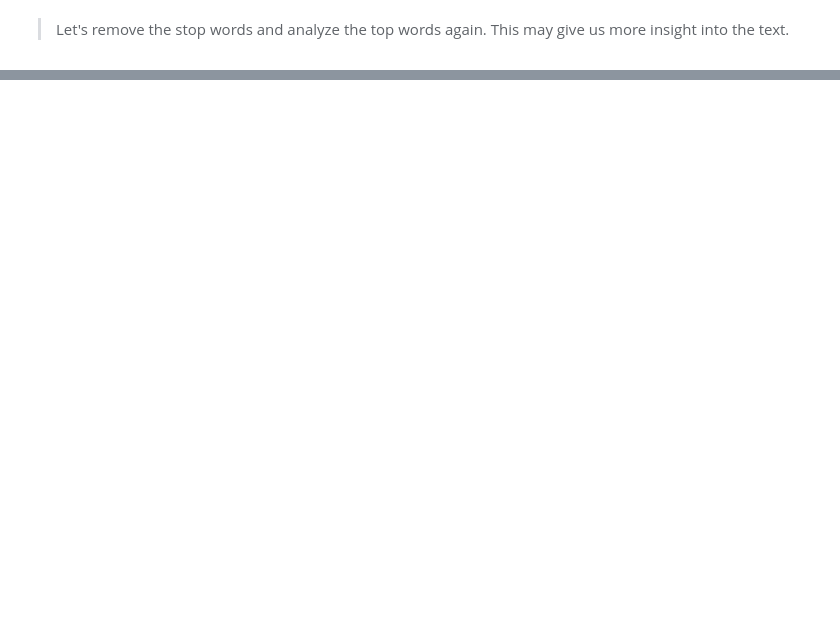
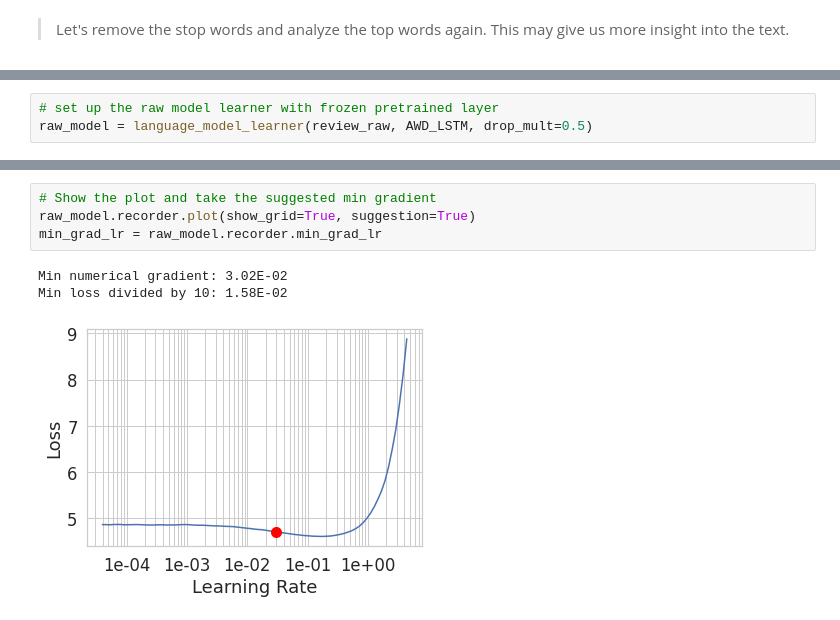
Before and after one commit to merrillm1/sentiment_analysis_with_ULMFiT, a Jupyter notebook: Yelp_Sentiment_Analysis_with_ULMFiT.ipynb, the cells around one changed output, grey strips where cells are left out. Drawn from its saved outputs; the diff is of its cells as text; blank space fills up the shorter version.

```diff
--- a/Yelp_Sentiment_Analysis_with_ULMFiT.ipynb
+++ b/Yelp_Sentiment_Analysis_with_ULMFiT.ipynb
@@ -456,0 +534,3 @@ print(cf_matrix)
+# %%
+# set up the raw model learner with frozen pretrained layer
+raw_model = language_model_learner(review_raw, AWD_LSTM, drop_mult=0.5)
@@ -456,0 +549,8 @@ print(cf_matrix)
+# %%
+# Show the plot and take the suggested min gradient
+raw_model.recorder.plot(show_grid=True, suggestion=True)
+min_grad_lr = raw_model.recorder.min_grad_lr
+# %% [output]
+Min numerical gradient: 3.02E-02
+Min loss divided by 10: 1.58E-02
+[figure, added]
```
Also changed, not shown: parts of 175 cells of this notebook.
